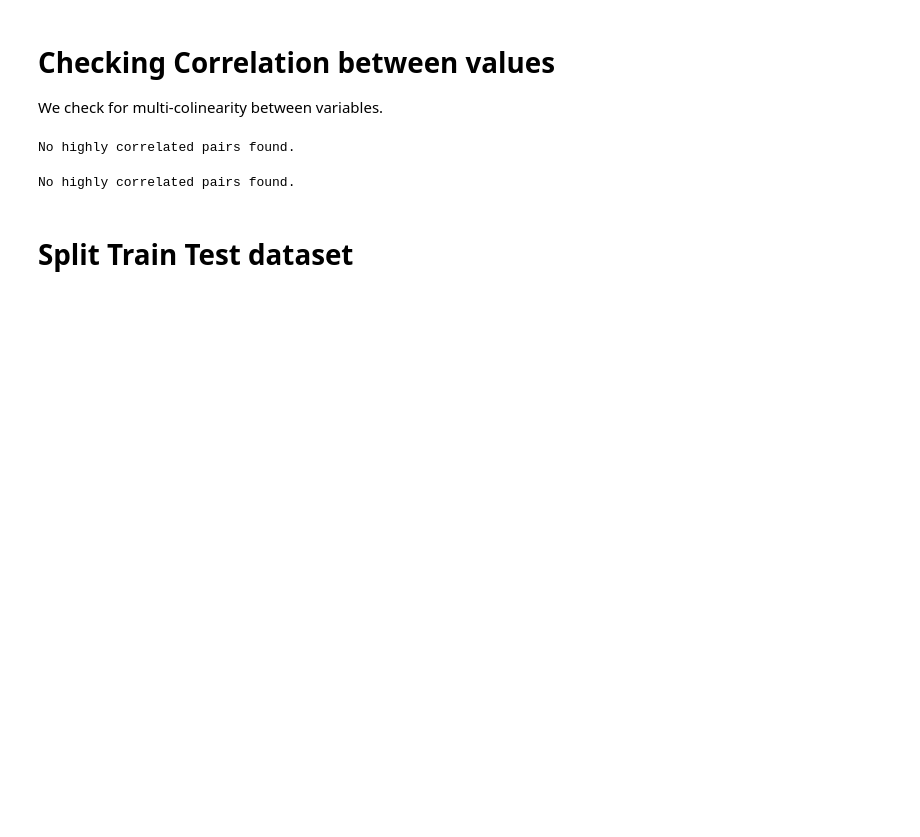
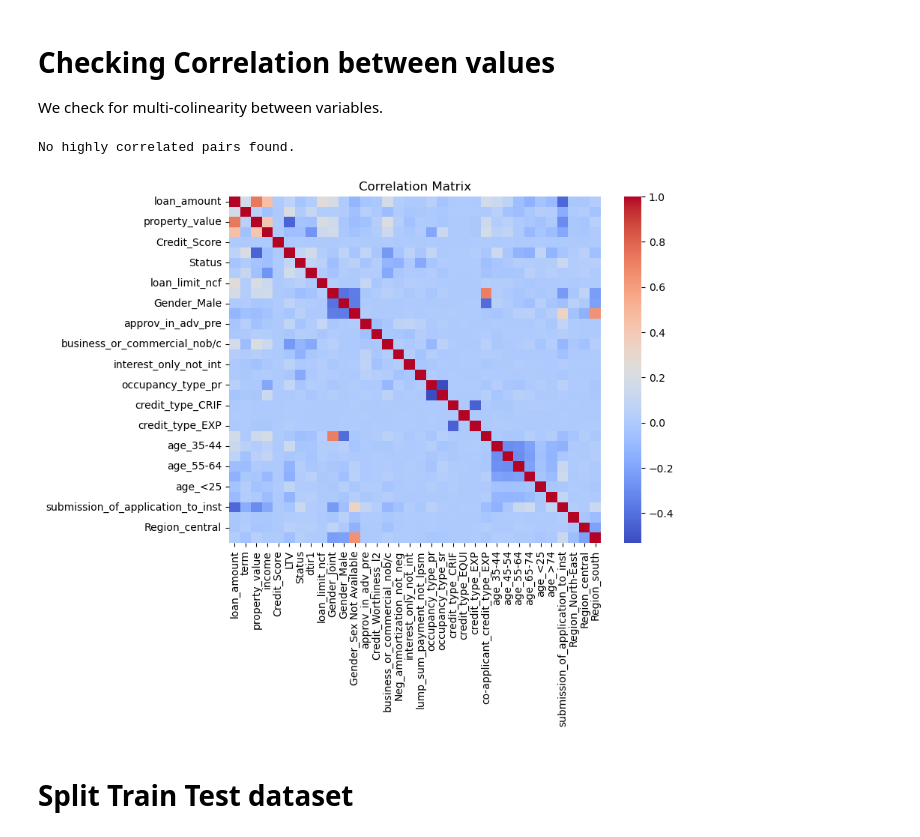
Before and after one commit to dr17549/Credit-Default-Prediction, a Jupyter notebook: Loan Default.ipynb, the cells around one changed output. Drawn from its saved outputs; the diff is of its cells as text; code cells hidden in the pictures; blank space fills up the shorter version.

```diff
--- a/Loan Default.ipynb
+++ b/Loan Default.ipynb
@@ -124,15 +124,14 @@ else:
     print("\nNo highly correlated pairs found.")
 # %% [output]
 No highly correlated pairs found.
-# %%
-if highly_correlated_pairs:
-    print("\nHighly correlated pairs:")
-    for pair in highly_correlated_pairs:
-        print(f"{pair[0]} and {pair[1]}: {pair[2]}")
-else:
-    print("\nNo highly correlated pairs found.")
-# %% [output]
-No highly correlated pairs found.
+# %%
+# Plot correlation matrix
+plt.figure(figsize=(8, 6))
+sns.heatmap(correlation_matrix, cmap='coolwarm')
+plt.title('Correlation Matrix')
+plt.show()
+# %% [output]
+[figure, added]
 # %% [markdown]
 # Split Train Test dataset
 # %%
```
Also changed, not shown: parts of 16 cells of this notebook.
